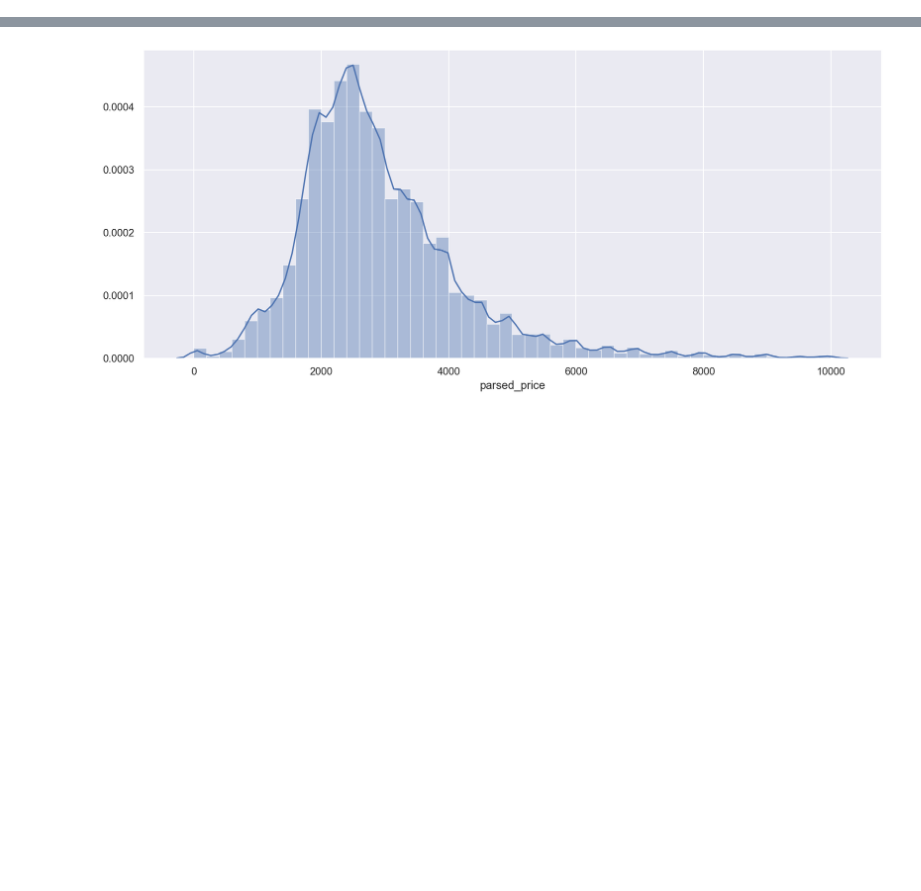
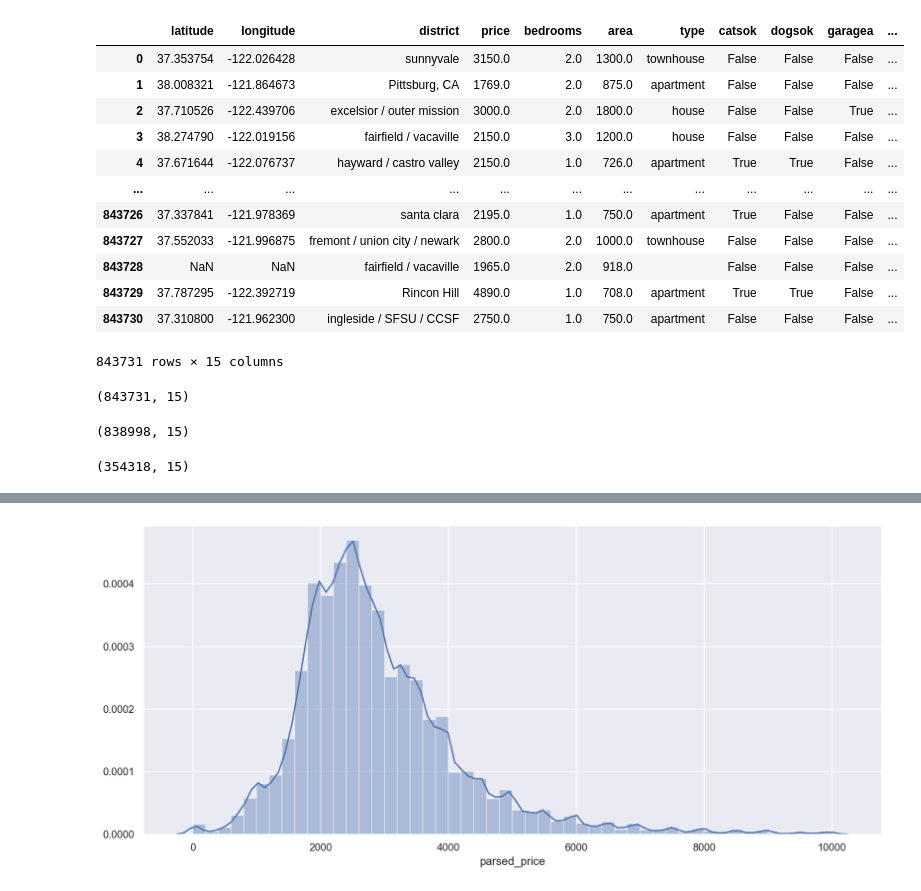
Before and after one commit to vistrcm/apthunt, a Jupyter notebook: analysis/analyze.ipynb, the cells around one changed output, grey strips where cells are left out. Saved outputs shown, nothing was run; the diff lists cells and outputs as text; code cells hidden in the pictures; blank space fills up the shorter version.

```diff
--- a/analysis/analyze.ipynb
+++ b/analysis/analyze.ipynb
@@ -136,0 +299,25 @@ prepare_data(df)
+# %%
+short
+# %% [output]
+|  | latitude | longitude | district | price | bedrooms | area | type | catsok | dogsok | garagea | ... |
+| 0 | 37.353754 | -122.026428 | sunnyvale | 3150.0 | 2.0 | 1300.0 | townhouse | False | False | False | ... |
+| 1 | 38.008321 | -121.864673 | Pittsburg, CA | 1769.0 | 2.0 | 875.0 | apartment | False | False | False | ... |
+| 2 | 37.710526 | -122.439706 | excelsior / outer mission | 3000.0 | 2.0 | 1800.0 | house | False | False | True | ... |
+| 3 | 38.274790 | -122.019156 | fairfield / vacaville | 2150.0 | 3.0 | 1200.0 | house | False | False | False | ... |
+| 4 | 37.671644 | -122.076737 | hayward / castro valley | 2150.0 | 1.0 | 726.0 | apartment | True | True | False | ... |
+| ... | ... | ... | ... | ... | ... | ... | ... | ... | ... | ... | ... |
+| 843726 | 37.337841 | -121.978369 | santa clara | 2195.0 | 1.0 | 750.0 | apartment | True | False | False | ... |
+| 843727 | 37.552033 | -121.996875 | fremont / union city / newark | 2800.0 | 2.0 | 1000.0 | townhouse | False | False | False | ... |
+| 843728 | NaN | NaN | fairfield / vacaville | 1965.0 | 2.0 | 918.0 |  | False | False | False | ... |
+| 843729 | 37.787295 | -122.392719 | Rincon Hill | 4890.0 | 1.0 | 708.0 | apartment | True | True | False | ... |
+| 843730 | 37.310800 | -121.962300 | ingleside / SFSU / CCSF | 2750.0 | 1.0 | 750.0 | apartment | False | False | False | ... |
+843731 rows × 15 columns
+# %%
+short.shape
+# %% [output]
+(843731, 15)
+# %%
+short.dropna(subset=["price"], inplace=True)
+short.shape
+# %% [output]
+(838998, 15)
@@ -136,0 +327,5 @@ prepare_data(df)
+# %%
+short.drop_duplicates(inplace=True)
+short.shape
+# %% [output]
+(354318, 15)
```
Also changed, not shown: parts of 42 cells of this notebook, 1 other file.
